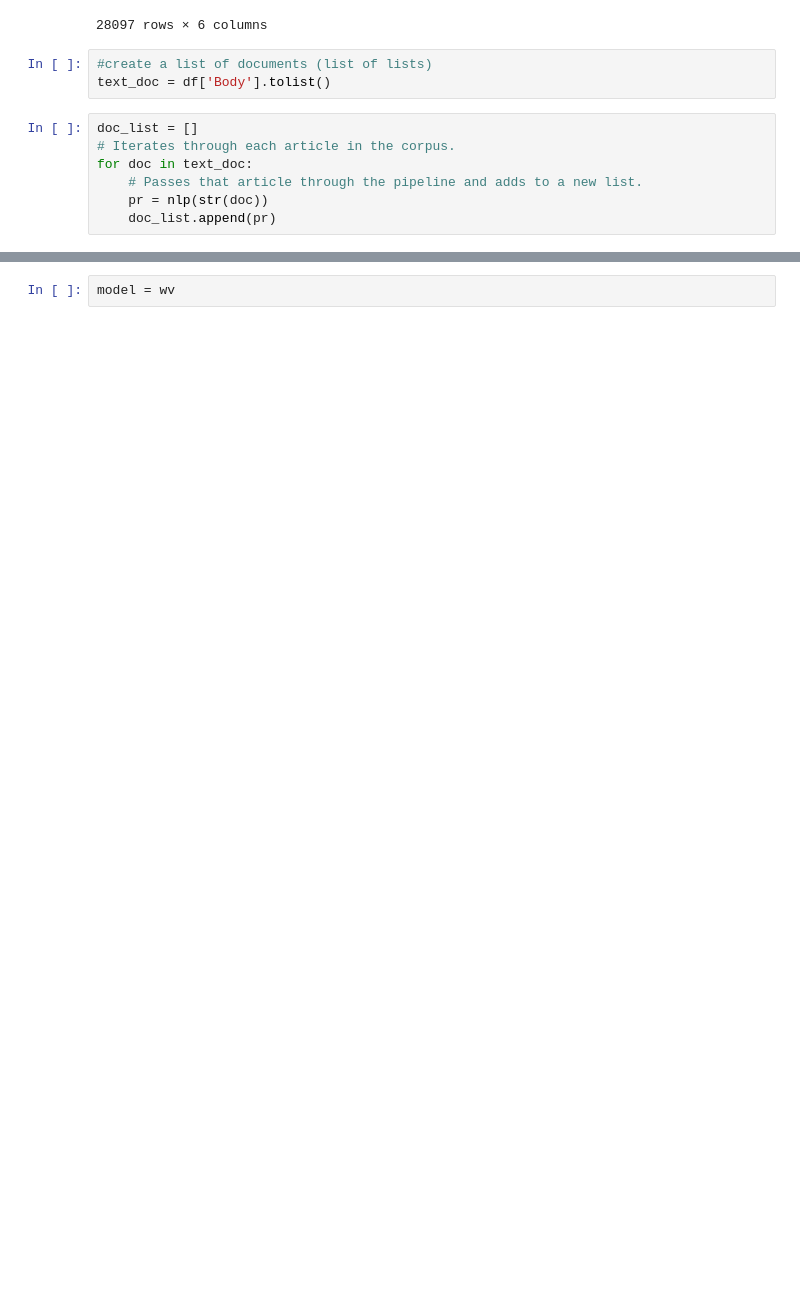
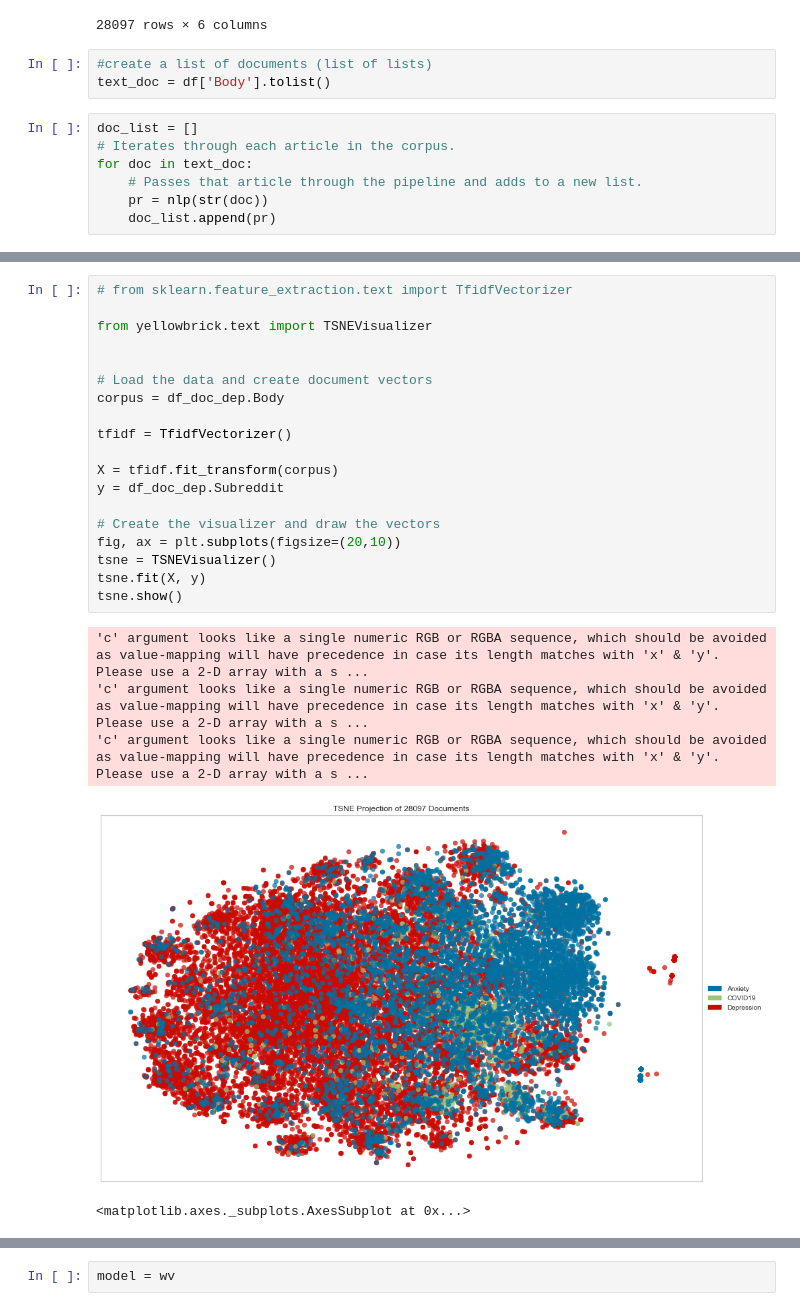
Before and after one commit to heathersaul-nos3lf/final_horsemen, a Jupyter notebook: t-SNE .ipynb, the cells around one changed output, grey strips where cells are left out. Drawn from its saved outputs; the diff is of its cells as text; blank space fills up the shorter version.

Commit message:
images

```diff
--- a/t-SNE .ipynb
+++ b/t-SNE .ipynb
@@ -142,3 +127,28 @@ print(len(vocab))
+# %%
+# from sklearn.feature_extraction.text import TfidfVectorizer
+
+from yellowbrick.text import TSNEVisualizer
+
+
+# Load the data and create document vectors
+corpus = df_doc_dep.Body
+
+tfidf = TfidfVectorizer()
+
+X = tfidf.fit_transform(corpus)
+y = df_doc_dep.Subreddit
+
+# Create the visualizer and draw the vectors
+fig, ax = plt.subplots(figsize=(20,10))
+tsne = TSNEVisualizer()
+tsne.fit(X, y)
+tsne.show()
+# %% [output]
+'c' argument looks like a single numeric RGB or RGBA sequence, which should be avoided as value-mapping will have precedence in case its length matches with 'x' & 'y'.  Please use a 2-D array with a s ...
+'c' argument looks like a single numeric RGB or RGBA sequence, which should be avoided as value-mapping will have precedence in case its length matches with 'x' & 'y'.  Please use a 2-D array with a s ...
+'c' argument looks like a single numeric RGB or RGBA sequence, which should be avoided as value-mapping will have precedence in case its length matches with 'x' & 'y'.  Please use a 2-D array with a s ...
+[figure, added]
+<matplotlib.axes._subplots.AxesSubplot at 0x...>
 # %%
 import gensim
 import numpy as np
```
Also changed, not shown: parts of 9 cells of this notebook, 10 other files.
